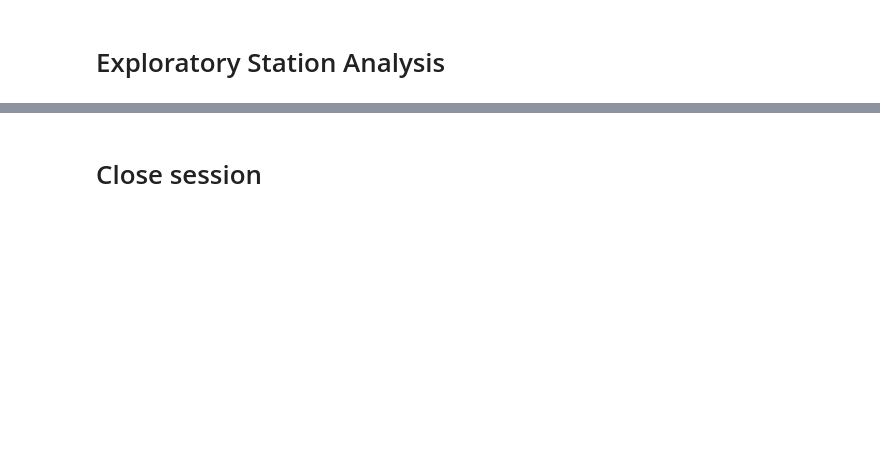
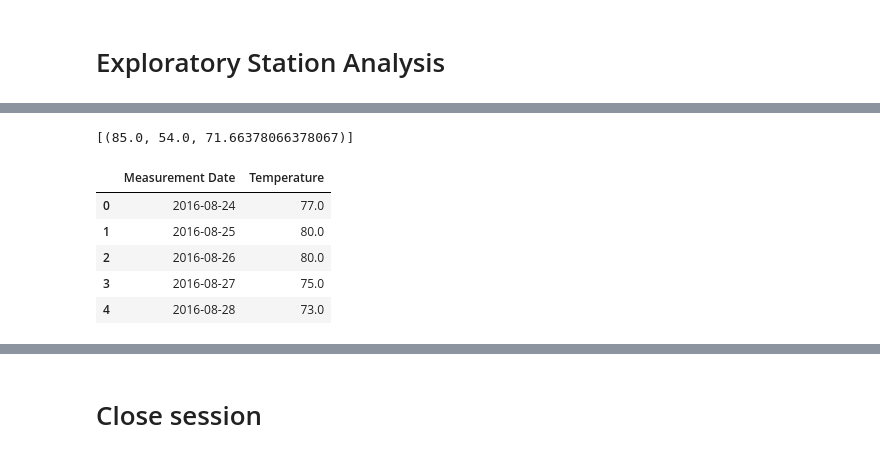
Before and after one commit to ailiushin/sqlalchemy-challenge, a Jupyter notebook: climate.ipynb, the cells around one changed output, grey strips where cells are left out. Drawn from its saved outputs; the diff is of its cells as text; code cells hidden in the pictures; blank space fills up the shorter version.

```diff
--- a/climate.ipynb
+++ b/climate.ipynb
@@ -71,5 +122,28 @@ session.query(Measurement.date).order_by(Measurement.date).first()
 # %%
 # Using the most active station id from the previous query, calculate the lowest, highest, and average temperature.
+station = 'USC00519281'
+
+session.query(func.max(Measurement.tobs),
+              func.min(Measurement.tobs),
+              func.avg(Measurement.tobs)).filter(Measurement.station == station).all()
+# %% [output]
+[(85.0, 54.0, 71.66378066378067)]
 # %%
 # Using the most active station id
 # Query the last 12 months of temperature observation data for this station and plot the results as a histogram
+sel = [Measurement.date, Measurement.tobs]
+station_temperatures = session.query(*sel).\
+        filter(func.strftime(Measurement.date) >= begin_date, Measurement.station == station).\
+        group_by(Measurement.date).\
+        order_by(Measurement.date).all()
+
+#converting list from query into dataframe
+station_temperatures_df = pd.DataFrame(station_temperatures, columns=['Measurement Date','Temperature'])
+station_temperatures_df.head()
+# %% [output]
+|  | Measurement Date | Temperature |
+| 0 | 2016-08-24 | 77.0 |
+| 1 | 2016-08-25 | 80.0 |
+| 2 | 2016-08-26 | 80.0 |
+| 3 | 2016-08-27 | 75.0 |
+| 4 | 2016-08-28 | 73.0 |
```
Also changed, not shown: parts of 6 cells of this notebook, 1 other file.
